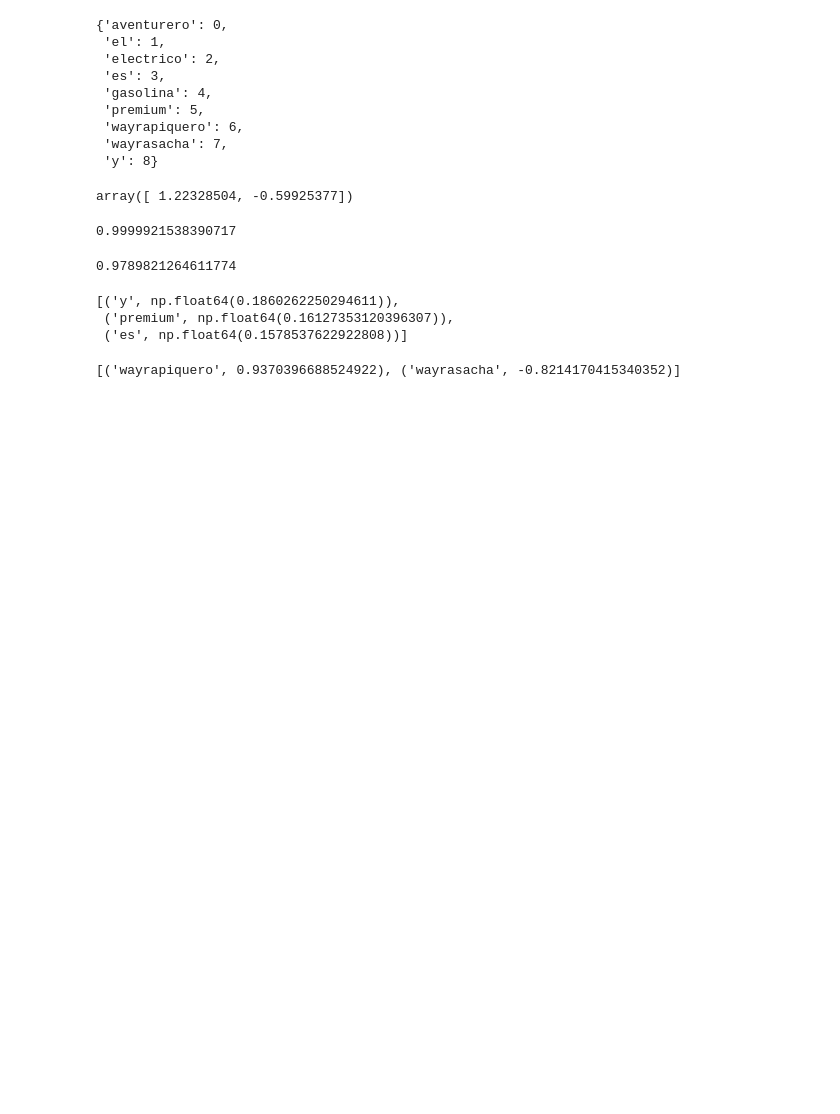
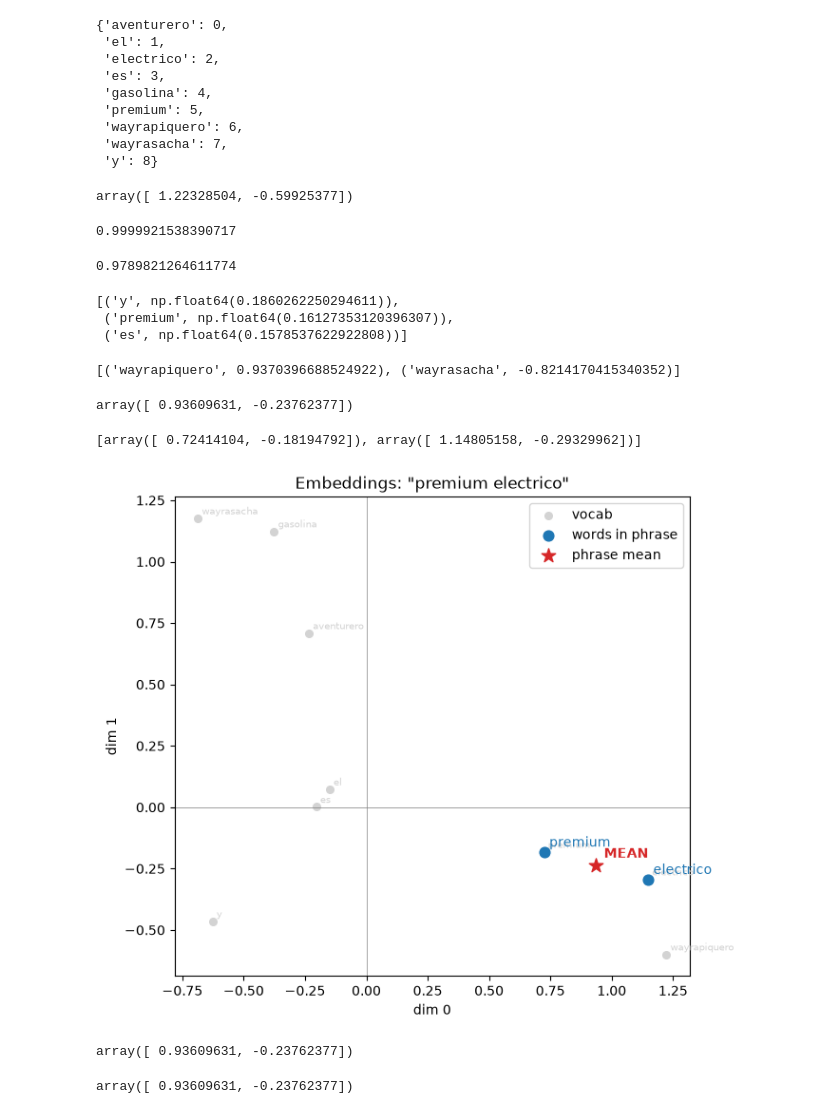
Before and after one commit to leonardoburbanov/llms-study, a Jupyter notebook: embeddings101.ipynb, the cells around one changed output. Drawn from its saved outputs; the diff is of its cells as text; code cells hidden in the pictures; blank space fills up the shorter version.

```diff
--- a/embeddings101.ipynb
+++ b/embeddings101.ipynb
@@ -340,0 +348,49 @@ print(result)
+# %%
+embed_text("premium electrico", word2idx, E, dim)
+# %% [output]
+array([ 0.93609631, -0.23762377])
+# %%
+text = "premium electrico"
+
+words = [w for w in text.split() if w in word2idx]
+if not words:
+    print(np.zeros(dim))
+vecs = [E[word2idx[w]] for w in words]
+print(vecs)
+# %% [output]
+[array([ 0.72414104, -0.18194792]), array([ 1.14805158, -0.29329962])]
+# %%
+import matplotlib.pyplot as plt
+import numpy as np
+
+text = "premium electrico"
+words = [w for w in text.split() if w in word2idx]
+vecs = np.array([E[word2idx[w]] for w in words])
+centroid = vecs.mean(axis=0)
+
+plt.figure(figsize=(7, 7))
+
+# all vocab (faded context)
+plt.scatter(E[:, 0], E[:, 1], color="lightgray", s=30, label="vocab")
+for i, w in idx2word.items():
+    plt.annotate(w, E[i], color="lightgray", fontsize=7, xytext=(3, 3), textcoords="offset points")
+
+# phrase word embeddings
+plt.scatter(vecs[:, 0], vecs[:, 1], color="C0", s=60, zorder=3, label="words in phrase")
+for w, v in zip(words, vecs):
+    plt.annotate(w, v, xytext=(4, 4), textcoords="offset points", color="C0")
+
+# phrase mean embedding
+plt.scatter(centroid[0], centroid[1], color="C3", s=120, marker="*", zorder=4, label="phrase mean")
+plt.annotate("MEAN", centroid, xytext=(6, 6), textcoords="offset points", color="C3", fontweight="bold")
+
+plt.axhline(0, color="gray", linewidth=0.5)
+plt.axvline(0, color="gray", linewidth=0.5)
+plt.gca().set_aspect("equal")
+plt.xlabel("dim 0")
+plt.ylabel("dim 1")
+plt.title(f'Embeddings: "{text}"')
+plt.legend()
+plt.show()
+# %% [output]
+[figure, added]
@@ -340,0 +399,4 @@ print(result)
+# %%
+qvec
+# %% [output]
+array([ 0.93609631, -0.23762377])
@@ -340,0 +409,4 @@ print(result)
+# %%
+centroid
+# %% [output]
+array([ 0.93609631, -0.23762377])
```
Also changed, not shown: parts of 4 cells of this notebook, 8 other files.
